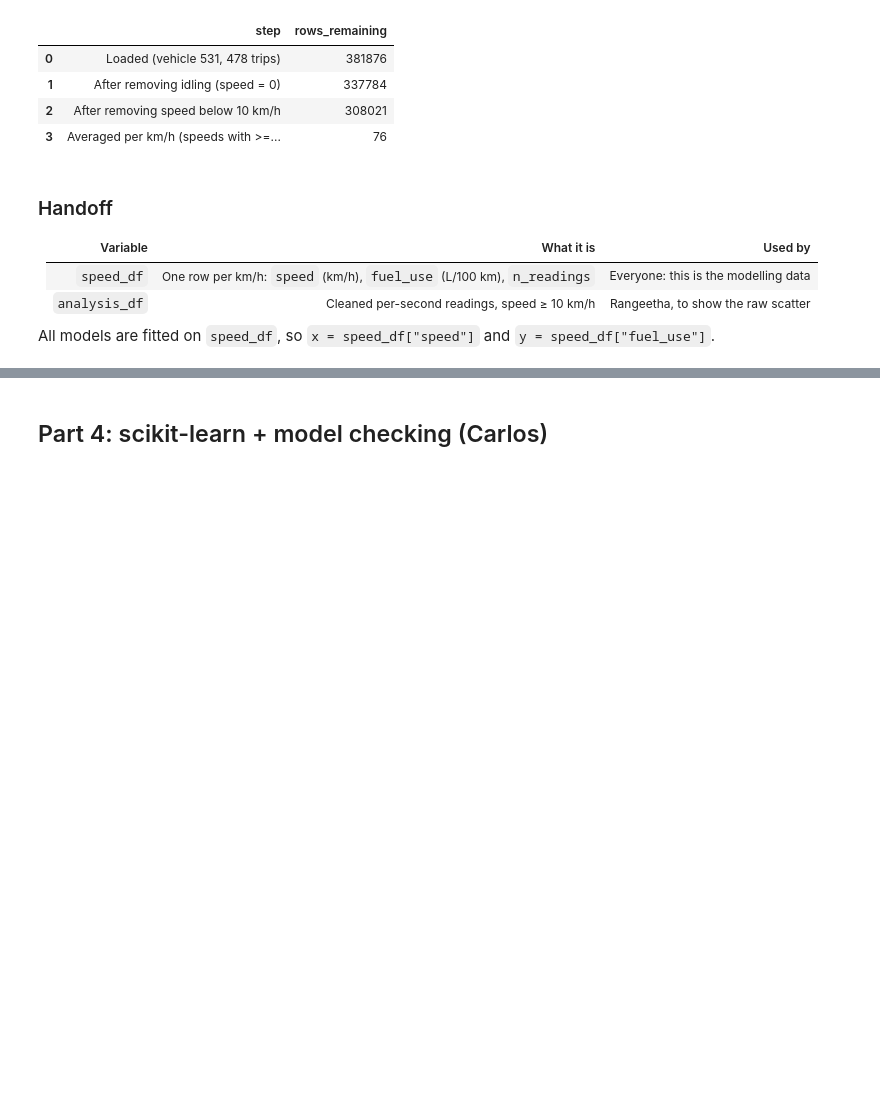
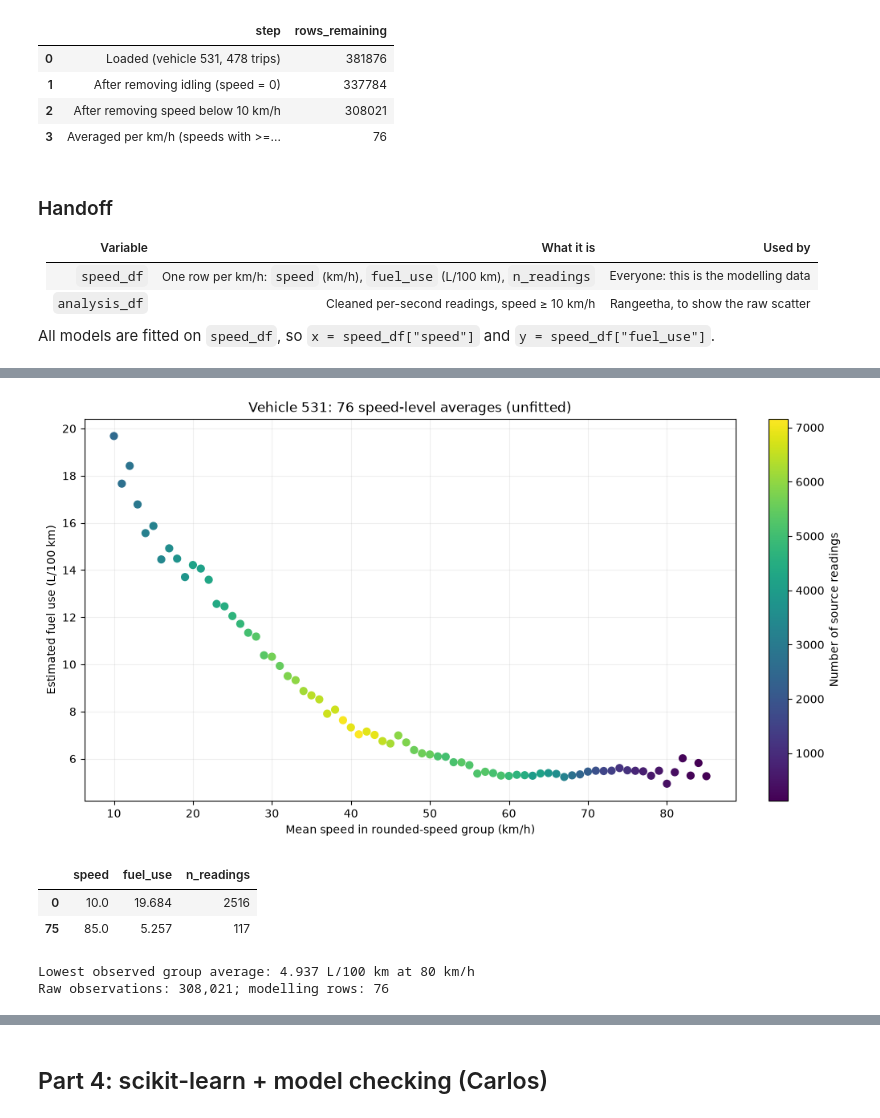
Before and after one commit to Namypark/ved-fuel-speed-linearization, a Jupyter notebook: src/main.ipynb, the cells around one changed output, grey strips where cells are left out. Cells and saved outputs as stored; diff of their text form; code cells hidden in the pictures; blank space fills up the shorter version.

```diff
--- a/src/main.ipynb
+++ b/src/main.ipynb
@@ -294,0 +352,15 @@ All models are fitted on `speed_df`, so `x = speed_df["speed"]` and `y = speed_d
+# %%
+fig, ax = eda.speed_scatter(speed_df)
+fig.savefig(FIGURE_DIR / 'vehicle531_speed_averages.png', dpi=160, bbox_inches='tight')
+plt.show()
+lowest = speed_df.loc[speed_df['fuel_use'].idxmin()]
+display(speed_df.iloc[[0, -1]].round(3))
+print(f"Lowest observed group average: {lowest['fuel_use']:.3f} L/100 km at {lowest['speed']:.0f} km/h")
+print(f"Raw observations: {len(analysis_df):,}; modelling rows: {len(speed_df)}")
+# %% [output]
+[figure, added]
+|  | speed | fuel_use | n_readings |
+| 0 | 10.0 | 19.684 | 2516 |
+| 75 | 85.0 | 5.257 | 117 |
+Lowest observed group average: 4.937 L/100 km at 80 km/h
+Raw observations: 308,021; modelling rows: 76
```
Also changed, not shown: parts of 25 cells of this notebook, 3 other files.
